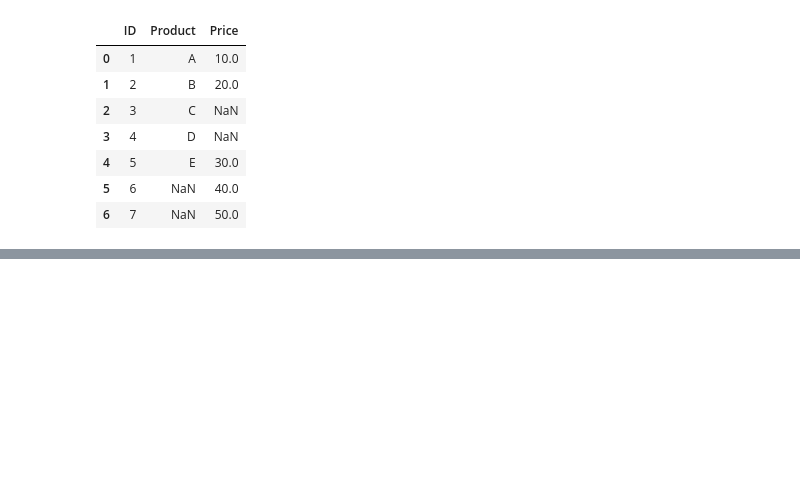
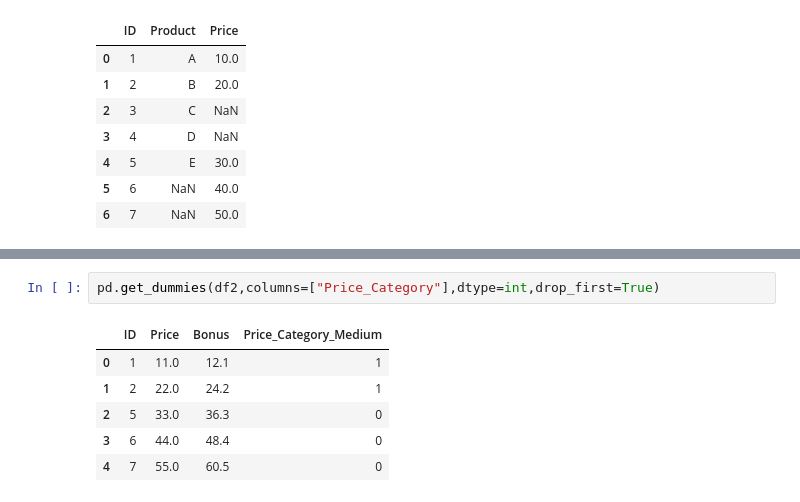
Before and after one commit to sgajbhiye96/library, a Jupyter notebook: PANDAS_NEW.ipynb, the cells around one changed output, grey strips where cells are left out. Drawn from its saved outputs; the diff is of its cells as text; blank space fills up the shorter version.

```diff
--- a/PANDAS_NEW.ipynb
+++ b/PANDAS_NEW.ipynb
@@ -608,0 +666,9 @@ df1.merge(df2,on="ID",how="outer")
+# %%
+pd.get_dummies(df2,columns=["Price_Category"],dtype=int,drop_first=True)
+# %% [output]
+|  | ID | Price | Bonus | Price_Category_Medium |
+| 0 | 1 | 11.0 | 12.1 | 1 |
+| 1 | 2 | 22.0 | 24.2 | 1 |
+| 2 | 5 | 33.0 | 36.3 | 0 |
+| 3 | 6 | 44.0 | 48.4 | 0 |
+| 4 | 7 | 55.0 | 60.5 | 0 |
```
Also changed, not shown: parts of 14 cells of this notebook.
